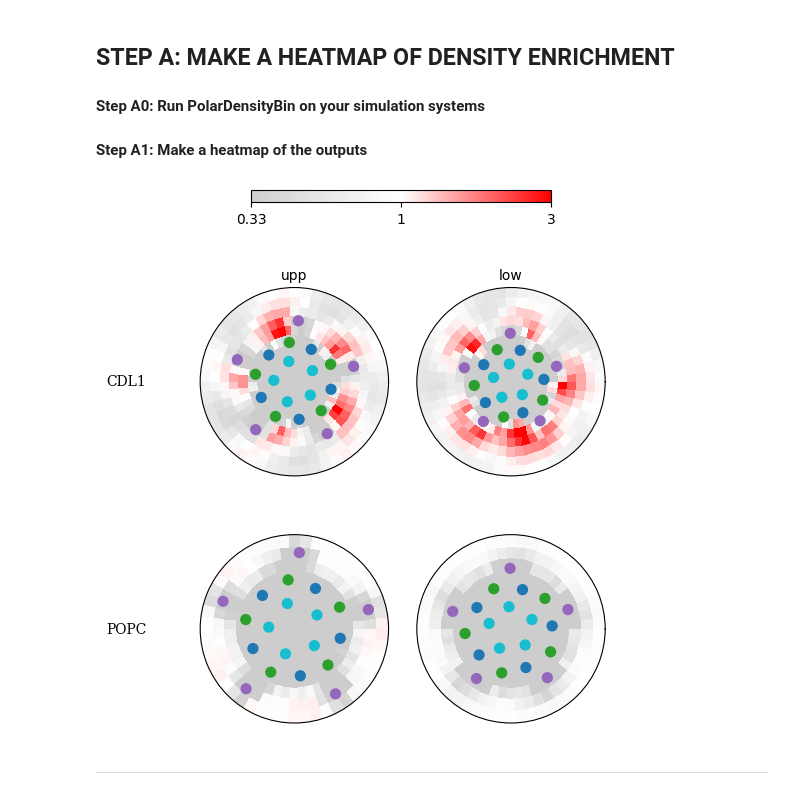
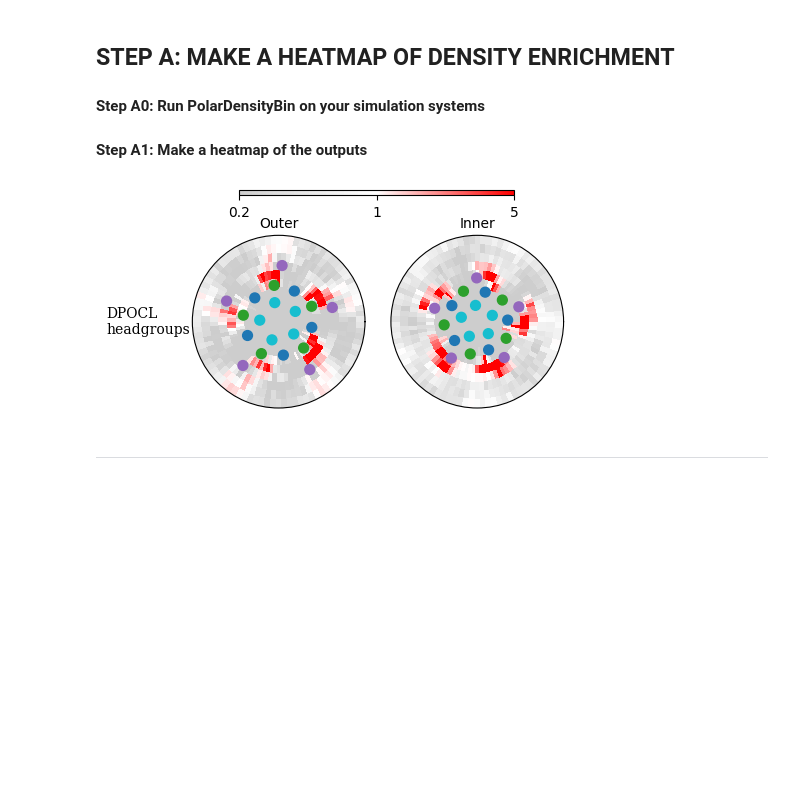
Before and after one commit to BranniganLab/density_threshold_affinity, a Jupyter notebook: python/multiple_replicas_symmetric_site.ipynb, the cells around one changed output. Drawn from its saved outputs; the diff is of its cells as text; code cells hidden in the pictures; blank space fills up the shorter version.

```diff
--- a/python/multiple_replicas_symmetric_site.ipynb
+++ b/python/multiple_replicas_symmetric_site.ipynb
@@ -15,27 +16,45 @@ colormap = make_custom_colormap()
 # %% [markdown]
 ## EDIT THESE SETTINGS
 # %%
-root_path = Path("/home/js2746/ELIC5/simulations/PC_CL/5%CDL/") # The directory containing your replica subdirectories
-DPPC_root_path = Path("/home/js2746/ELIC5/simulations/DPPC/") # The directory containing the outputs of PolarDensityBin from your DPPC + protein simulation
-DPPC_bulk_root_path = Path("/home/js2746/ELIC5/simulations/DPPC_bulk/") # The directory that will contain the outputs of do_get_counts.tcl from your DPPC bulk simulation
-system_names = ["CDL1", "POPC"] # The filestem that PolarDensityBin used. Must be a list.
-leaflets = ['upp', 'low'] # Which leaflets should be included in analysis? Must be a list.
-replicas = ["rep2", "rep3", "rep4", "rep5"] # names of replica subdirectories, located in the "root_path" directory
+root_path = Path("./sample_data/sample_outputs/").resolve() # The directory containing your replica subdirectories
+DPPC_root_path = root_path.joinpath("DPPC") # The directory containing the outputs of PolarDensityBin from your DPPC + protein simulation
+DPPC_bulk_root_path = root_path.joinpath("DPPC_bulk") # The directory that will contain the outputs of do_get_counts.tcl from your DPPC bulk simulation
+system_name = "CL" # The filestem that PolarDensityBin used.
+replicas = ["rep1", "rep2"] # names of replica subdirectories, located in the "root_path" directory
 helix_definitions = root_path.joinpath(replicas[0]) #where are the coordinates for the transmembrane helices?
-max_enrichment = 3 # how high do you want your heat map to go?
-heatmap_height = 3 * len(system_names) # edit this if you want to change the size of your heatmap figure
-heatmap_width = 3 * len(leaflets) # edit this if you want to change the size of your heatmap figure
+max_enrichment = 5 # how high do you want your heat map to go?
 # %% [markdown]
 ***
 # %% [markdown]
 ## STEP A: MAKE A HEATMAP OF DENSITY ENRICHMENT
 #### Step A0: Run PolarDensityBin on your simulation systems
 #### Step A1: Make a heatmap of the outputs
-# %%
-fig1, axes, grid_dims = make_density_enrichment_heatmap(system_names, colormap, max_enrichment, helix_definitions, (heatmap_height, heatmap_width), leaflets, root_path, replicas)
-plt.savefig(root_path.joinpath("enrichments.pdf"), bbox_inches='tight')
-# %% [output]
-[figure, removed]
+# %%
+# Load in data
+helices = load_inclusion_helices(helix_definitions)
+for leaf in ["upp", "low"]:
+    rep_list = []
+    for rep in replicas:
+        rep_path = root_path.joinpath(rep, f"{system_name}.{leaf}.avg.dat")
+        rep_list.append(rep_path)
+    if leaf == "upp":
+        outer_leaf_avg, outer_grid_dims = aggregate_density_enrichment_scores(rep_list)
+    else:
+        inner_leaf_avg, inner_grid_dims = aggregate_density_enrichment_scores(rep_list)
+
+# Make sure the binning dimensions are the same for both leaflets
+if not valid_Dimensions([outer_grid_dims, inner_grid_dims]):
+    raise NotImplementedError("make_density_enrichment_heatmap assumes that Dimensions will be consistent")
+else:
+    grid_dims = outer_grid_dims
+
+# Plot
+fig, axes = make_density_enrichment_heatmap(row_names=["DPOCL\nheadgroups"], col_names=["Outer", "Inner"], enrichments_list=[outer_leaf_avg, inner_leaf_avg], colormap=colormap, max_enrichment=max_enrichment, helices=helices, grid_dims=grid_dims, figdims=(2.5, 5.5))
+plt.show()
+plt.clf()
+plt.close()
+# %% [output]
+[figure, added]
 # %% [markdown]
 ***
 # %% [markdown]
```
Also changed, not shown: parts of 11 cells of this notebook.
